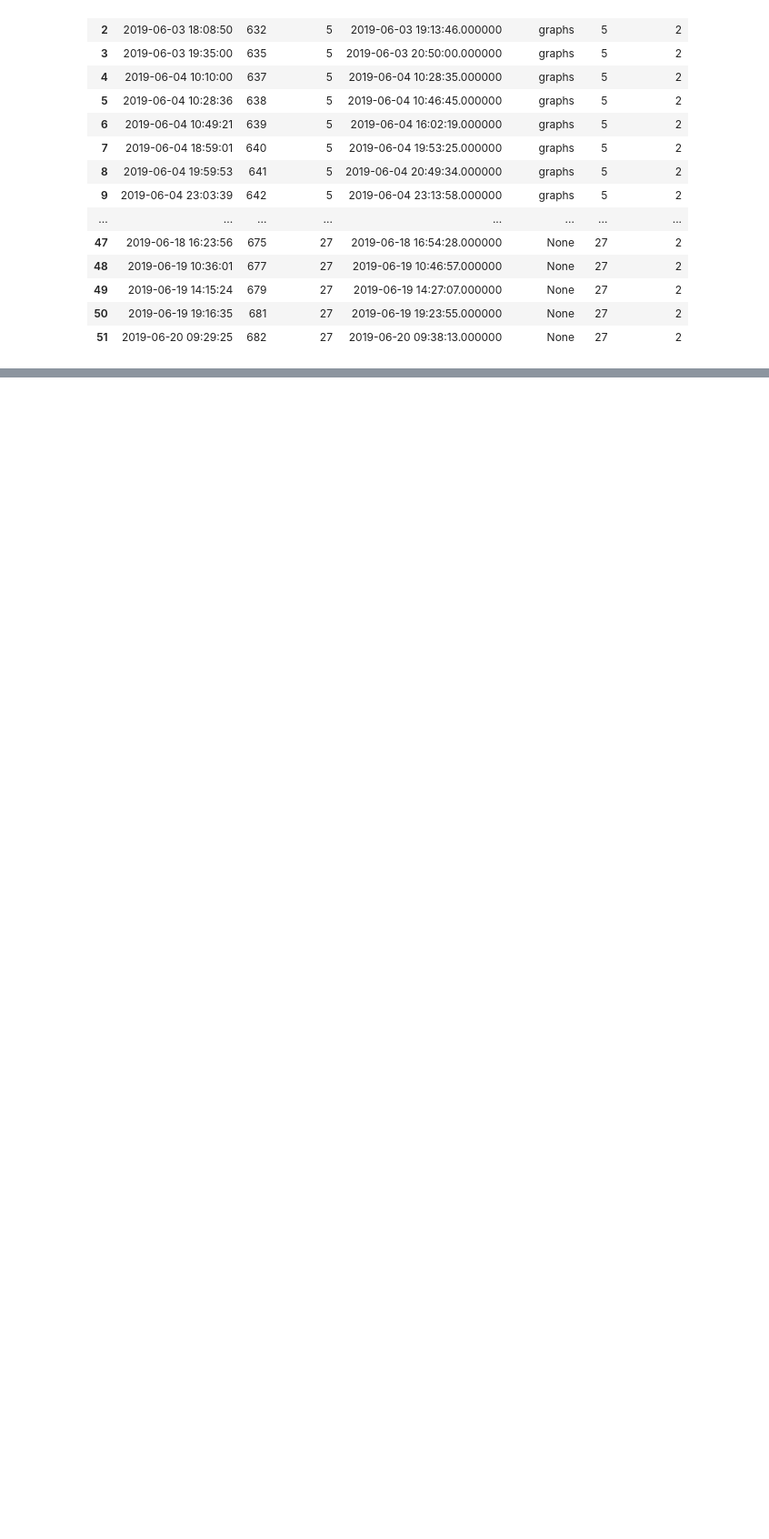
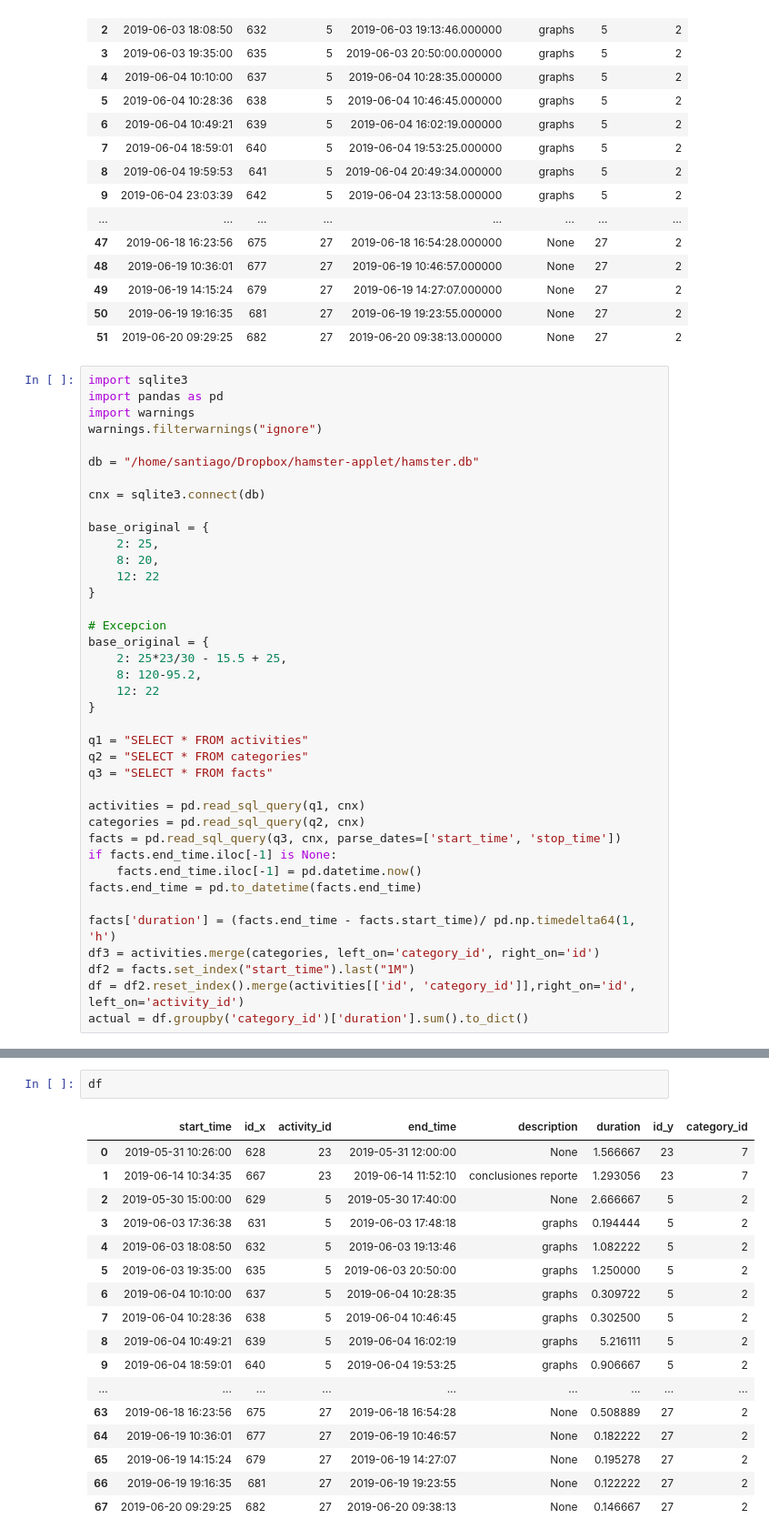
Before and after one commit to slarrain/Utils, a Jupyter notebook: scripts/Hamster_Panel.ipynb, the cells around one changed output, grey strips where cells are left out. Shown at 91% size. Drawn from its saved outputs; the diff is of its cells as text; blank space fills up the shorter version.

Commit message:
Fix bug of last month. Not fixed yet

```diff
--- a/scripts/Hamster_Panel.ipynb
+++ b/scripts/Hamster_Panel.ipynb
@@ -177,3 +177,42 @@ t2.reset_index().merge(df[['id', 'category_id']],right_on='id', left_on='activit
 | 49 | 2019-06-19 14:15:24 | 679 | 27 | 2019-06-19 14:27:07.000000 | None | 27 | 2 |
 | 50 | 2019-06-19 19:16:35 | 681 | 27 | 2019-06-19 19:23:55.000000 | None | 27 | 2 |
 | 51 | 2019-06-20 09:29:25 | 682 | 27 | 2019-06-20 09:38:13.000000 | None | 27 | 2 |
+# %%
+import sqlite3
+import pandas as pd
+import warnings
+warnings.filterwarnings("ignore")
+
+db = "/home/santiago/Dropbox/hamster-applet/hamster.db"
+
+cnx = sqlite3.connect(db)
+
+base_original = {
+    2: 25,
+    8: 20,
+    12: 22
+}
+
+# Excepcion
+base_original = {
+    2: 25*23/30 - 15.5 + 25,
+    8: 120-95.2,
+    12: 22
+}
+
+q1 = "SELECT * FROM activities"
+q2 = "SELECT * FROM categories"
+q3 = "SELECT * FROM facts"
+
+activities = pd.read_sql_query(q1, cnx)
+categories = pd.read_sql_query(q2, cnx)
+facts = pd.read_sql_query(q3, cnx, parse_dates=['start_time', 'stop_time'])
+if facts.end_time.iloc[-1] is None:
+    facts.end_time.iloc[-1] = pd.datetime.now()
+facts.end_time = pd.to_datetime(facts.end_time)
+
+facts['duration'] = (facts.end_time - facts.start_time)/ pd.np.timedelta64(1, 'h')
+df3 = activities.merge(categories, left_on='category_id', right_on='id')
+df2 = facts.set_index("start_time").last("1M")
+df = df2.reset_index().merge(activities[['id', 'category_id']],right_on='id', left_on='activity_id')
+actual = df.groupby('category_id')['duration'].sum().to_dict()
@@ -179,0 +228,20 @@ t2.reset_index().merge(df[['id', 'category_id']],right_on='id', left_on='activit
+# %%
+df
+# %% [output]
+|  | start_time | id_x | activity_id | end_time | description | duration | id_y | category_id |
+| 0 | 2019-05-31 10:26:00 | 628 | 23 | 2019-05-31 12:00:00 | None | 1.566667 | 23 | 7 |
+| 1 | 2019-06-14 10:34:35 | 667 | 23 | 2019-06-14 11:52:10 | conclusiones reporte | 1.293056 | 23 | 7 |
+| 2 | 2019-05-30 15:00:00 | 629 | 5 | 2019-05-30 17:40:00 | None | 2.666667 | 5 | 2 |
+| 3 | 2019-06-03 17:36:38 | 631 | 5 | 2019-06-03 17:48:18 | graphs | 0.194444 | 5 | 2 |
+| 4 | 2019-06-03 18:08:50 | 632 | 5 | 2019-06-03 19:13:46 | graphs | 1.082222 | 5 | 2 |
+| 5 | 2019-06-03 19:35:00 | 635 | 5 | 2019-06-03 20:50:00 | graphs | 1.250000 | 5 | 2 |
+| 6 | 2019-06-04 10:10:00 | 637 | 5 | 2019-06-04 10:28:35 | graphs | 0.309722 | 5 | 2 |
+| 7 | 2019-06-04 10:28:36 | 638 | 5 | 2019-06-04 10:46:45 | graphs | 0.302500 | 5 | 2 |
+| 8 | 2019-06-04 10:49:21 | 639 | 5 | 2019-06-04 16:02:19 | graphs | 5.216111 | 5 | 2 |
+| 9 | 2019-06-04 18:59:01 | 640 | 5 | 2019-06-04 19:53:25 | graphs | 0.906667 | 5 | 2 |
+| ... | ... | ... | ... | ... | ... | ... | ... | ... |
+| 63 | 2019-06-18 16:23:56 | 675 | 27 | 2019-06-18 16:54:28 | None | 0.508889 | 27 | 2 |
+| 64 | 2019-06-19 10:36:01 | 677 | 27 | 2019-06-19 10:46:57 | None | 0.182222 | 27 | 2 |
+| 65 | 2019-06-19 14:15:24 | 679 | 27 | 2019-06-19 14:27:07 | None | 0.195278 | 27 | 2 |
+| 66 | 2019-06-19 19:16:35 | 681 | 27 | 2019-06-19 19:23:55 | None | 0.122222 | 27 | 2 |
+| 67 | 2019-06-20 09:29:25 | 682 | 27 | 2019-06-20 09:38:13 | None | 0.146667 | 27 | 2 |
```
Also changed, not shown: parts of 2 cells of this notebook, 1 other file.
